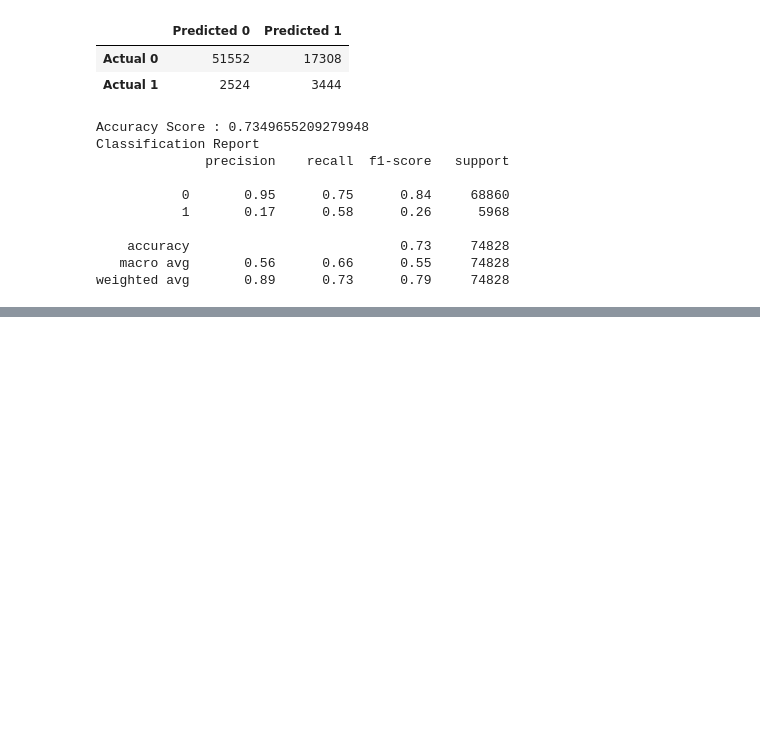
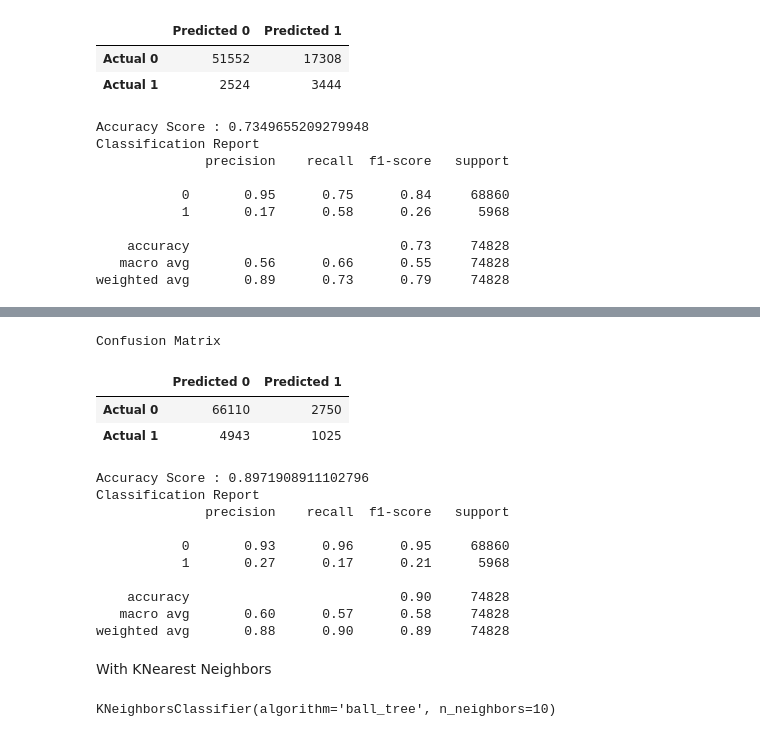
Before and after one commit to nickbrannum02/Project-4, a Jupyter notebook: model_testing.ipynb, the cells around one changed output, grey strips where cells are left out. Saved outputs shown, nothing was run; the diff lists cells and outputs as text; code cells hidden in the pictures; blank space fills up the shorter version.

```diff
--- a/model_testing.ipynb
+++ b/model_testing.ipynb
@@ -478,0 +573,4 @@ weighted avg       0.89      0.73      0.79     74828
+# %%
+from sklearn.linear_model import LogisticRegression
+
+classifier = LogisticRegression(max_iter=1000, random_state=78)
@@ -478,0 +581,42 @@ weighted avg       0.89      0.73      0.79     74828
+# %%
+predictions = classifier.predict(X_test_scaled_smote)
+# %%
+# Calculating the confusion matrix
+cm = confusion_matrix(y_test, predictions)
+cm_df = pd.DataFrame(
+    cm, index=["Actual 0", "Actual 1"], columns=["Predicted 0", "Predicted 1"]
+)
+
+# Calculating the accuracy score
+acc_score = accuracy_score(y_test, predictions)
+# %%
+# Displaying results
+print("Confusion Matrix")
+display(cm_df)
+print(f"Accuracy Score : {acc_score}")
+print("Classification Report")
+print(classification_report(y_test, predictions))
+# %% [output]
+Confusion Matrix
+|  | Predicted 0 | Predicted 1 |
+| Actual 0 | 66110 | 2750 |
+| Actual 1 | 4943 | 1025 |
+Accuracy Score : 0.8971908911102796
+Classification Report
+              precision    recall  f1-score   support
+
+           0       0.93      0.96      0.95     68860
+           1       0.27      0.17      0.21      5968
+
+    accuracy                           0.90     74828
+   macro avg       0.60      0.57      0.58     74828
+weighted avg       0.88      0.90      0.89     74828
+# %% [markdown]
+With KNearest Neighbors
+# %%
+# Instantiate the model with k = 10 neighbors and algorithm auto-selected
+knn_model_smote = KNeighborsClassifier(n_neighbors=10, algorithm='ball_tree')
+# Train the model
+knn_model_smote.fit(X_train_scaled_smote, y_train_smote)
+# %% [output]
+KNeighborsClassifier(algorithm='ball_tree', n_neighbors=10)
```
Also changed, not shown: parts of 41 cells of this notebook.
